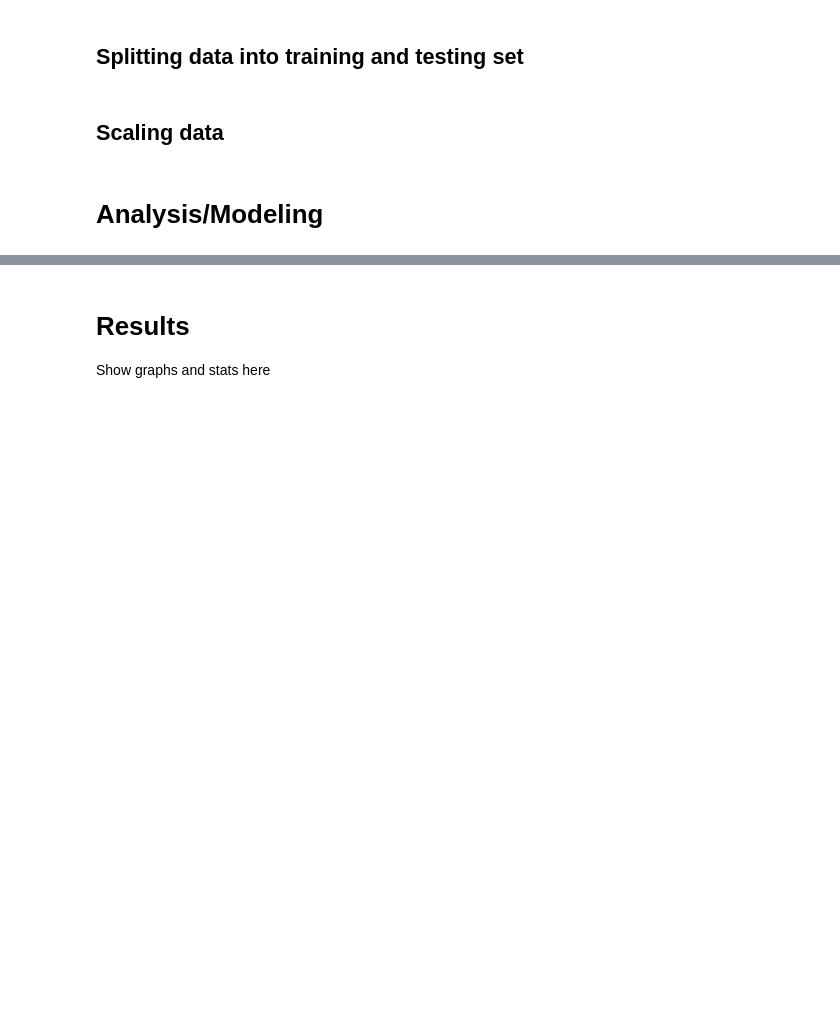
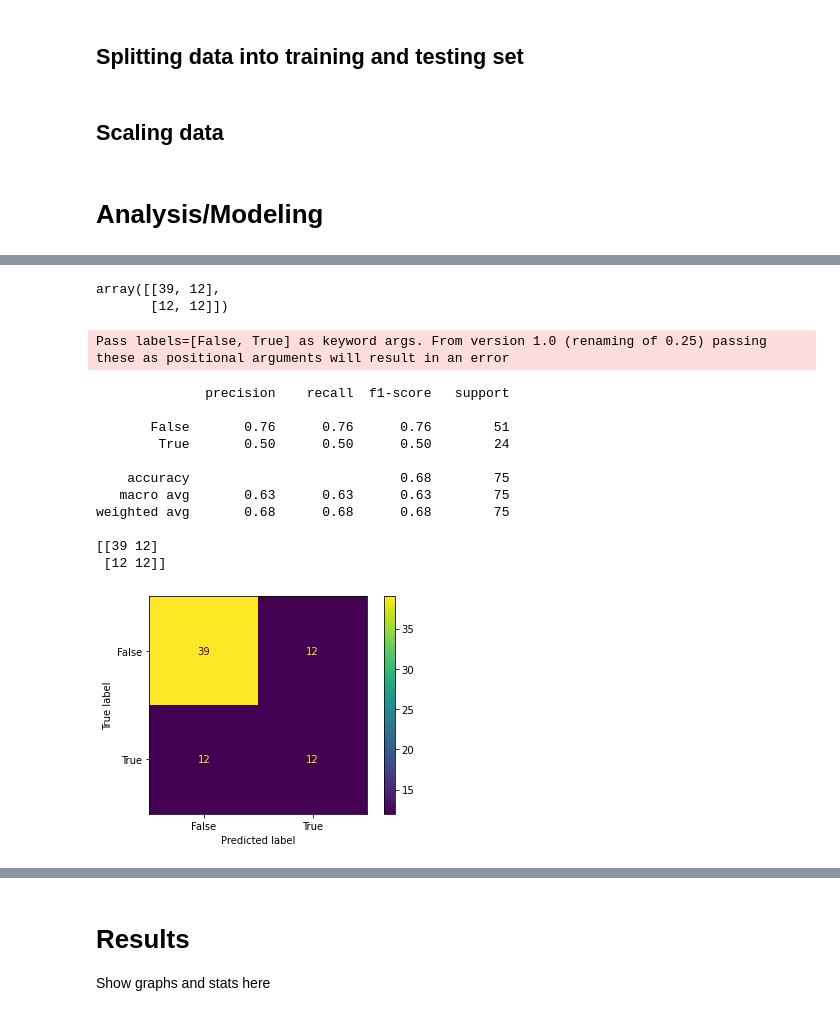
Before and after one commit to choikwun/ckd_assignment, a Jupyter notebook: ckd.ipynb, the cells around one changed output, grey strips where cells are left out. Drawn from its saved outputs; the diff is of its cells as text; code cells hidden in the pictures; blank space fills up the shorter version.

Commit message:
add confusion matrix

```diff
--- a/ckd.ipynb
+++ b/ckd.ipynb
@@ -629,0 +672,26 @@ array([0.04510611, 0.1592289 , 0.14751382, 0.        , 0.01384754,
+# %%
+from sklearn.metrics import confusion_matrix, classification_report, plot_confusion_matrix
+
+confusion_matrix(y_test, rfc_real_predict1)
+# %% [output]
+array([[39, 12],
+       [12, 12]])
+# %%
+print(classification_report(y_test, rfc_real_predict1, [False, True]))
+print(confusion_matrix(y_test, rfc_real_predict1))
+plot_confusion_matrix(rfc_real, X_new_test, y_test, display_labels=[False, True])
+plt.show()
+# %% [output]
+Pass labels=[False, True] as keyword args. From version 1.0 (renaming of 0.25) passing these as positional arguments will result in an error
+              precision    recall  f1-score   support
+
+       False       0.76      0.76      0.76        51
+        True       0.50      0.50      0.50        24
+
+    accuracy                           0.68        75
+   macro avg       0.63      0.63      0.63        75
+weighted avg       0.68      0.68      0.68        75
+
+[[39 12]
+ [12 12]]
+[figure, added]
```
Also changed, not shown: parts of 28 cells of this notebook.
